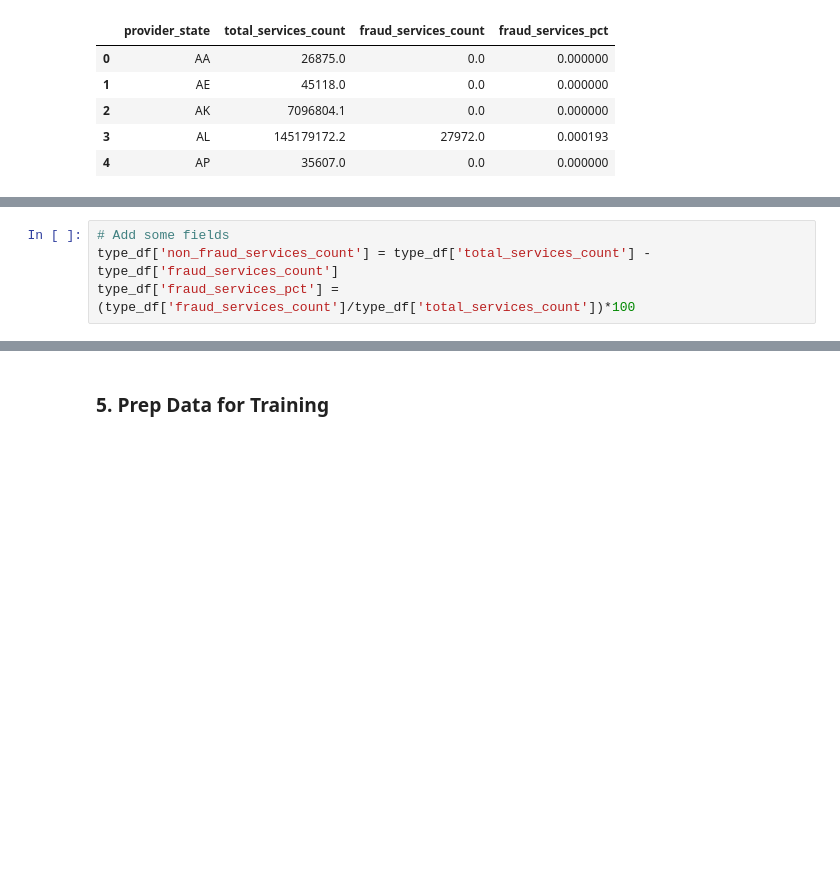
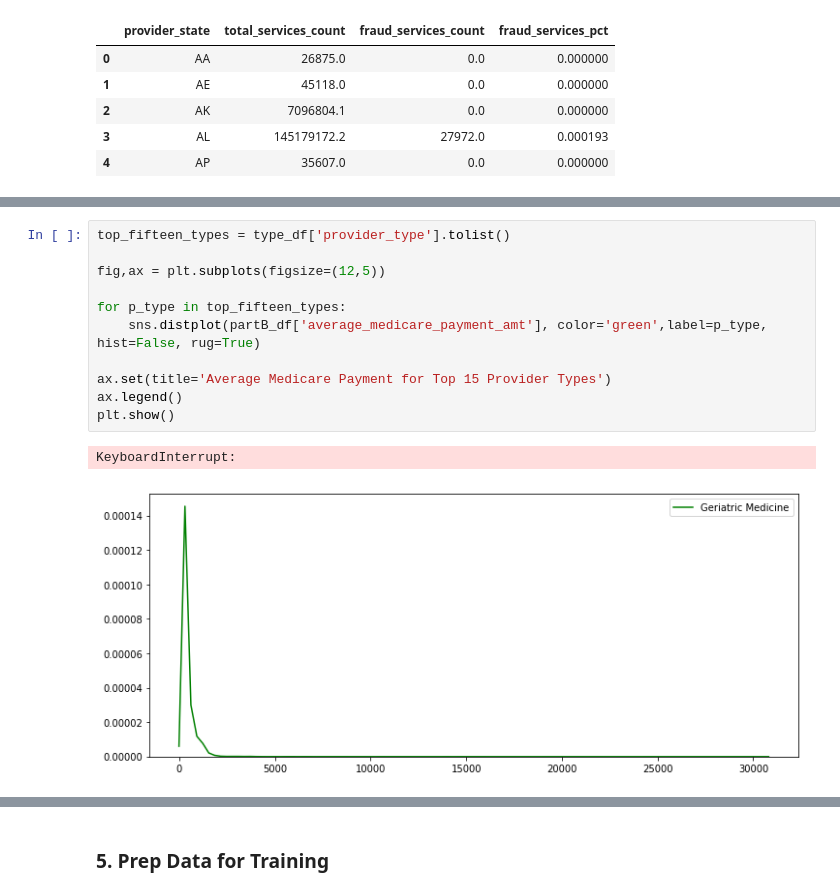
Before and after one commit to taidnguyen/healthcare-fraud-ai, a Jupyter notebook: DataExplorerMain.ipynb, the cells around one changed output, grey strips where cells are left out. Cells and saved outputs as stored; diff of their text form; blank space fills up the shorter version.

Commit message:
Add visualizations and organization

```diff
--- a/DataExplorer.ipynb
+++ b/DataExplorerMain.ipynb
@@ -376,7 +396,17 @@ type_df.head()
-# %%
-# Add some fields
-type_df['non_fraud_services_count'] = type_df['total_services_count'] - type_df['fraud_services_count']
-type_df['fraud_services_pct'] = (type_df['fraud_services_count']/type_df['total_services_count'])*100
+# %%
+top_fifteen_types = type_df['provider_type'].tolist()
+
+fig,ax = plt.subplots(figsize=(12,5))
+
+for p_type in top_fifteen_types:
+    sns.distplot(partB_df['average_medicare_payment_amt'], color='green',label=p_type, hist=False, rug=True)
+
+ax.set(title='Average Medicare Payment for Top 15 Provider Types')
+ax.legend()
+plt.show()
+# %% [output]
+KeyboardInterrupt:
+[figure, added]
 # %%
 fig = go.Figure()
 
```
Also changed, not shown: parts of 25 cells of this notebook, 1 other file.
